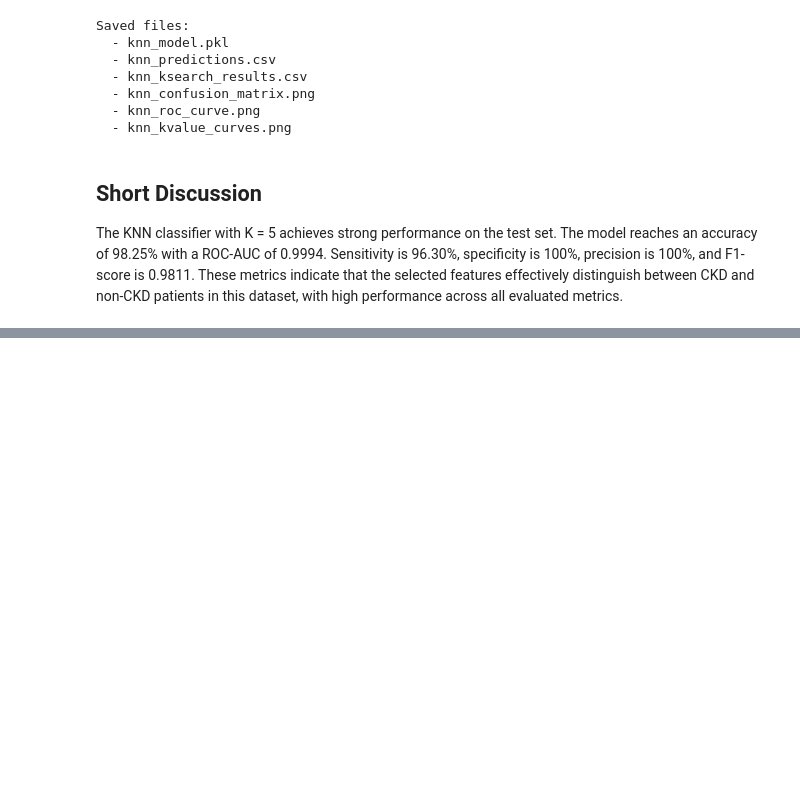
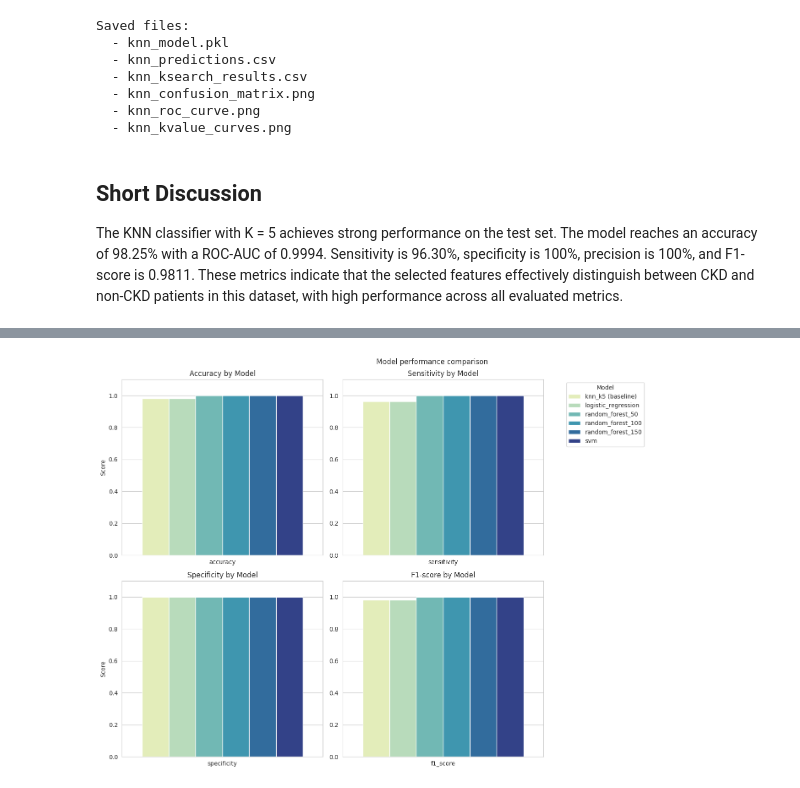
Before and after one commit to harasarahh/chronic-kidney-disease-prediction, a Jupyter notebook: GroupL_finalproject.ipynb, the cells around one changed output, grey strips where cells are left out. Cells and saved outputs as stored; diff of their text form; code cells hidden in the pictures; blank space fills up the shorter version.

Commit message:
add model comparison

```diff
--- a/GroupL_finalproject.ipynb
+++ b/GroupL_finalproject.ipynb
@@ -1070,0 +1176,3 @@ These metrics indicate that the selected features effectively distinguish betwee
+# %%
+knn_results = pd.read_csv("knn_ksearch_results.csv")
+knn_results.head()
@@ -1070,0 +1186,12 @@ These metrics indicate that the selected features effectively distinguish betwee
+# %%
+knn_k5 = knn_results[knn_results["K"] == 5].drop(columns=["K"])
+knn_k5['cm'] = None
+knn_k5.index = ['knn_k5 (baseline)']
+# %%
+df_results = pd.DataFrame(results).T
+for col in df_results.columns:
+    if col != 'cm':
+        df_results[col] = df_results[col].astype(float).round(4)
+# %%
+df_models = pd.concat([knn_k5, df_results])
+df_models.drop(columns=["cm"])
@@ -1070,0 +1206,79 @@ These metrics indicate that the selected features effectively distinguish betwee
+# %%
+df_long = df_models.drop(columns=["cm"]).reset_index().rename(columns={'index': 'model'}).melt(
+    id_vars='model', var_name='metric', value_name='score'
+)
+
+fig = plt.figure(figsize=(16, 10))
+gs = fig.add_gridspec(2, 3)
+
+ax1 = fig.add_subplot(gs[0, 0])
+ax2 = fig.add_subplot(gs[0, 1])
+ax3 = fig.add_subplot(gs[1, 0])
+ax4 = fig.add_subplot(gs[1, 1])
+ax_legend = fig.add_subplot(gs[:,2])
+
+palette_colors = sns.color_palette("YlGnBu", n_colors=len(df_models.index))
+
+sns.barplot(
+    data=df_long[df_long['metric'] == 'accuracy'],
+    x='metric', y='score', hue='model',
+    ax=ax1, palette=palette_colors
+)
+ax1.set_title("Accuracy by Model")
+ax1.set_ylabel("Score")
+ax1.set_xlabel("")
+ax1.set_ylim(0, 1.1)
+
+sns.barplot(
+    data=df_long[df_long['metric'] == 'sensitivity'],
+    x='metric', y='score', hue='model',
+    ax=ax2, palette=palette_colors
+)
+ax2.set_title("Sensitivity by Model")
+ax2.set_ylabel("")
+ax2.set_xlabel("")
+ax2.set_ylim(0, 1.1)
+
+sns.barplot(
+    data=df_long[df_long['metric'] == 'specificity'],
+    x='metric', y='score', hue='model',
+    ax=ax3, palette=palette_colors
+)
+ax3.set_title("Specificity by Model")
+ax3.set_ylabel("Score")
+ax3.set_xlabel("")
+ax3.set_ylim(0, 1.1)
+
+sns.barplot(
+    data=df_long[df_long['metric'] == 'f1_score'],
+    x='metric', y='score', hue='model',
+    ax=ax4, palette=palette_colors
+)
+ax4.set_title("F1-score by Model")
+ax4.set_ylabel("")
+ax4.set_xlabel("")
+ax4.set_ylim(0, 1.1)
+
+for ax in (ax1, ax2, ax3, ax4):
+    leg = ax.get_legend()
+    if leg is not None:
+        leg.remove()
+
+ax_legend.axis("off")  # hide axes
+
+handles, labels = ax1.get_legend_handles_labels()
+ax_legend.legend(
+    handles, labels,
+    title="Model",
+    loc="upper left",
+)
+
+plt.suptitle("Model performance comparison")
+
+plt.tight_layout()
+plt.savefig('model_comparison.png', dpi=400, bbox_inches='tight')
+plt.show()
+
+print('Model performance comparison saved as model_comparison.png')
+# %% [output]
+[figure, added]
```
Also changed, not shown: parts of 23 cells of this notebook, 4 other files.
